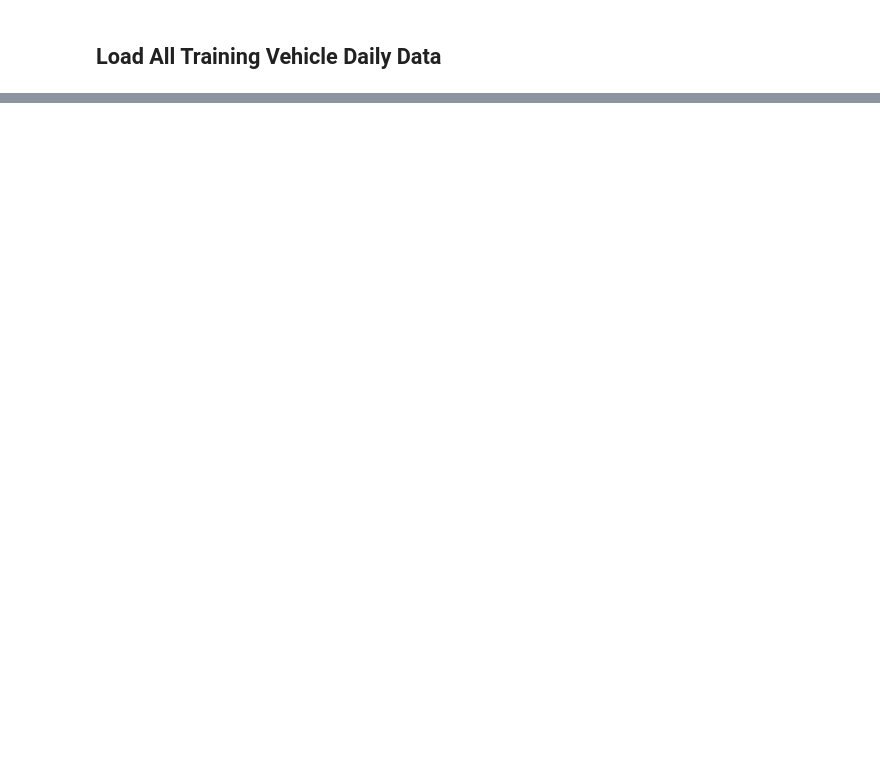
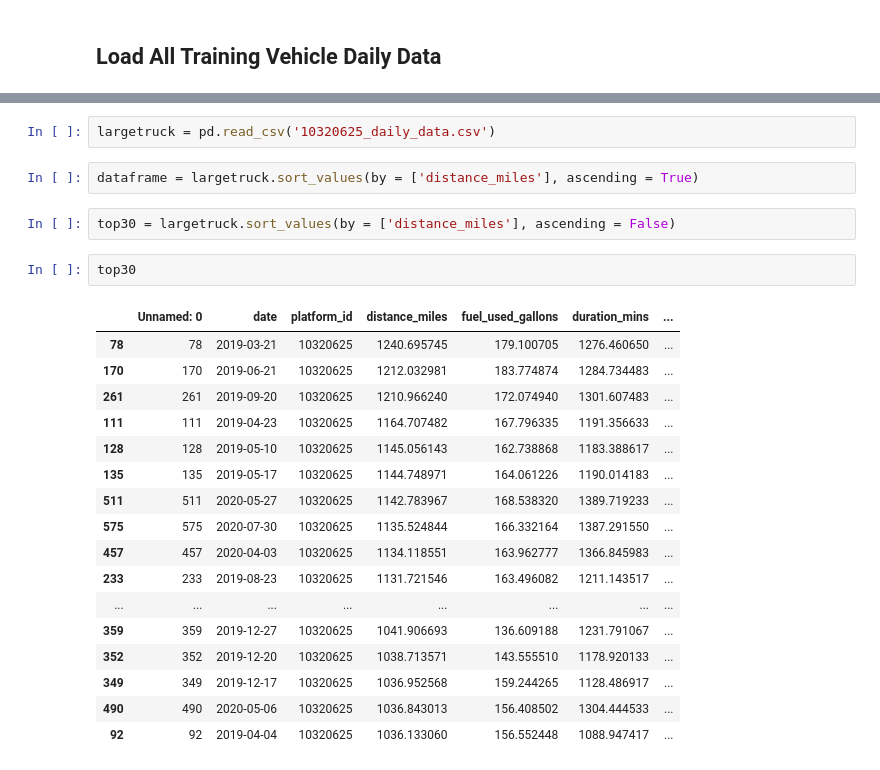
Before and after one commit to mtaruno/Vnomics, a Jupyter notebook: notebooks/Getting_Started_DPF_Failure_2021.ipynb, the cells around one changed output, grey strips where cells are left out. Saved outputs shown, nothing was run; the diff lists cells and outputs as text; blank space fills up the shorter version.

```diff
--- a/notebooks/Getting_Started_DPF_Failure_2021.ipynb
+++ b/notebooks/Getting_Started_DPF_Failure_2021.ipynb
@@ -154,0 +190,26 @@ Length: 161, dtype: int64
+# %%
+largetruck = pd.read_csv('10320625_daily_data.csv')
+# %%
+dataframe = largetruck.sort_values(by = ['distance_miles'], ascending = True)
+# %%
+top30 = largetruck.sort_values(by = ['distance_miles'], ascending = False)
+# %%
+top30
+# %% [output]
+|  | Unnamed: 0 | date | platform_id | distance_miles | fuel_used_gallons | duration_mins | ... |
+| 78 | 78 | 2019-03-21 | 10320625 | 1240.695745 | 179.100705 | 1276.460650 | ... |
+| 170 | 170 | 2019-06-21 | 10320625 | 1212.032981 | 183.774874 | 1284.734483 | ... |
+| 261 | 261 | 2019-09-20 | 10320625 | 1210.966240 | 172.074940 | 1301.607483 | ... |
+| 111 | 111 | 2019-04-23 | 10320625 | 1164.707482 | 167.796335 | 1191.356633 | ... |
+| 128 | 128 | 2019-05-10 | 10320625 | 1145.056143 | 162.738868 | 1183.388617 | ... |
+| 135 | 135 | 2019-05-17 | 10320625 | 1144.748971 | 164.061226 | 1190.014183 | ... |
+| 511 | 511 | 2020-05-27 | 10320625 | 1142.783967 | 168.538320 | 1389.719233 | ... |
+| 575 | 575 | 2020-07-30 | 10320625 | 1135.524844 | 166.332164 | 1387.291550 | ... |
+| 457 | 457 | 2020-04-03 | 10320625 | 1134.118551 | 163.962777 | 1366.845983 | ... |
+| 233 | 233 | 2019-08-23 | 10320625 | 1131.721546 | 163.496082 | 1211.143517 | ... |
+| ... | ... | ... | ... | ... | ... | ... | ... |
+| 359 | 359 | 2019-12-27 | 10320625 | 1041.906693 | 136.609188 | 1231.791067 | ... |
+| 352 | 352 | 2019-12-20 | 10320625 | 1038.713571 | 143.555510 | 1178.920133 | ... |
+| 349 | 349 | 2019-12-17 | 10320625 | 1036.952568 | 159.244265 | 1128.486917 | ... |
+| 490 | 490 | 2020-05-06 | 10320625 | 1036.843013 | 156.408502 | 1304.444533 | ... |
+| 92 | 92 | 2019-04-04 | 10320625 | 1036.133060 | 156.552448 | 1088.947417 | ... |
```
Also changed, not shown: parts of 19 cells of this notebook.
